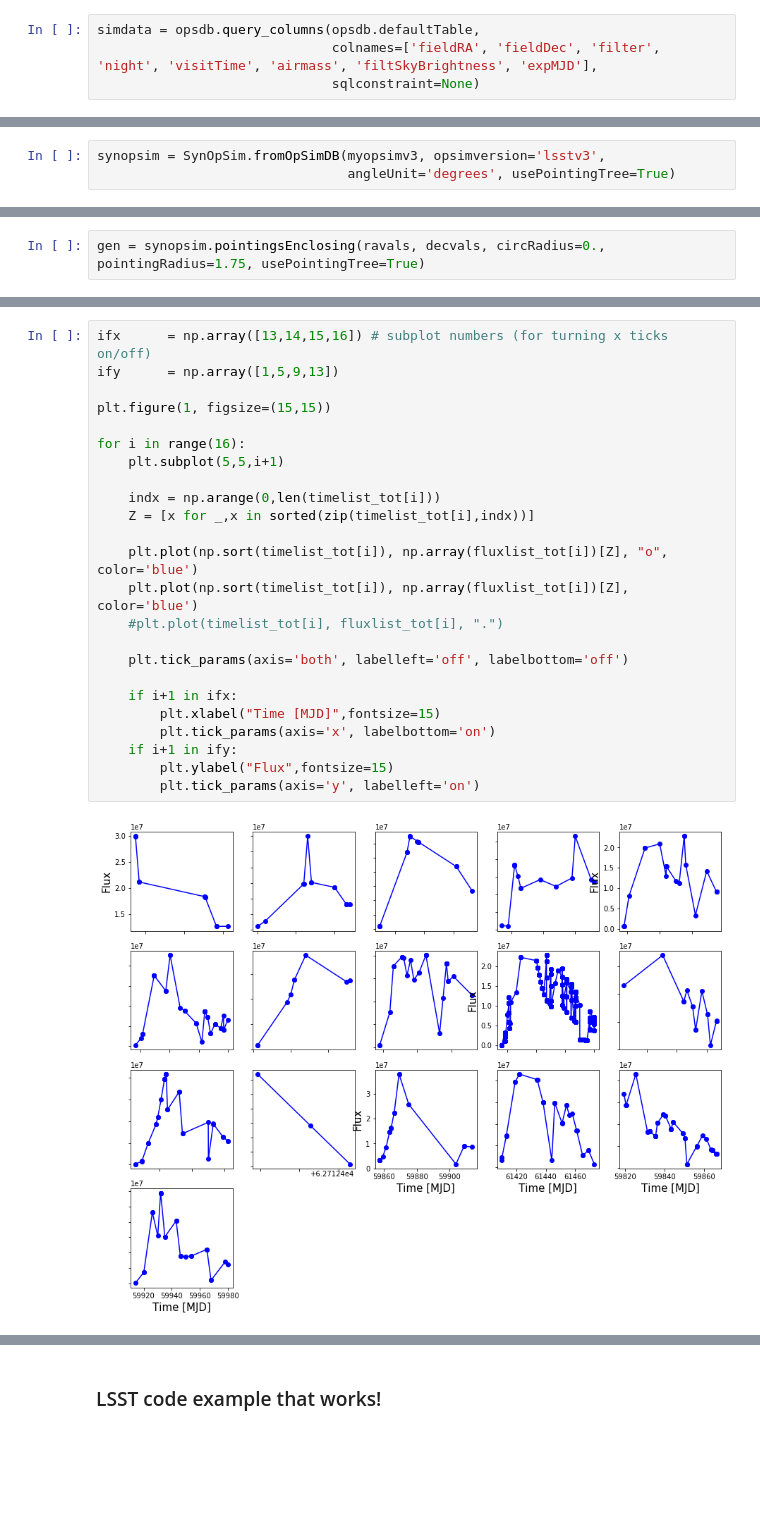
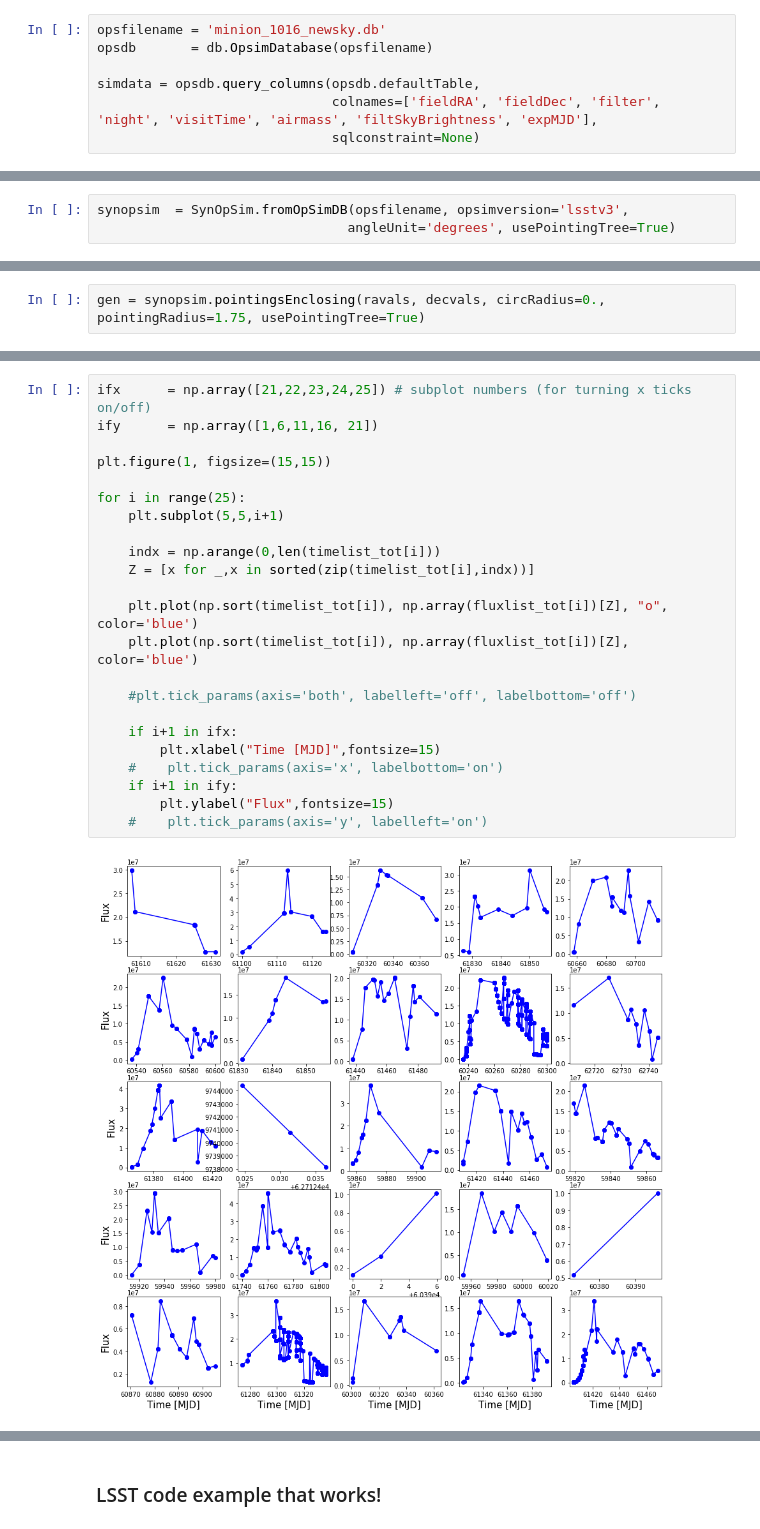
Before and after one commit to Andromedanita/vpec_sn_hack, a Jupyter notebook: Notebooks/Choosing_OpSim_rows.ipynb, the cells around one changed output, grey strips where cells are left out. Drawn from its saved outputs; the diff is of its cells as text; blank space fills up the shorter version.

```diff
--- a/Notebooks/Choosing_OpSim_rows.ipynb
+++ b/Notebooks/Choosing_OpSim_rows.ipynb
@@ -16,4 +16,7 @@ opsdb = db.OpsimDatabase('minion_1016_newsky.db')
 # %%
+opsfilename = 'minion_1016_newsky.db'
+opsdb       = db.OpsimDatabase(opsfilename)
+
 simdata = opsdb.query_columns(opsdb.defaultTable,
                               colnames=['fieldRA', 'fieldDec', 'filter', 'night', 'visitTime', 'airmass', 'filtSkyBrightness', 'expMJD'],
                               sqlconstraint=None)
@@ -92,5 +103,5 @@ myopsimv3 = 'minion_1016_newsky.db'
 # %%
-synopsim = SynOpSim.fromOpSimDB(myopsimv3, opsimversion='lsstv3',
+synopsim  = SynOpSim.fromOpSimDB(opsfilename, opsimversion='lsstv3',
                                 angleUnit='degrees', usePointingTree=True)
 # %% [output]
  reading from database sqlite:///minion_1016_newsky.db
@@ -198,26 +213,25 @@ for SN_id, val in enumerate(mlist[:50]):
 # %%
-ifx      = np.array([13,14,15,16]) # subplot numbers (for turning x ticks on/off)
-ify      = np.array([1,5,9,13])
+ifx      = np.array([21,22,23,24,25]) # subplot numbers (for turning x ticks on/off)
+ify      = np.array([1,6,11,16, 21])
 
 plt.figure(1, figsize=(15,15))
 
-for i in range(16):
+for i in range(25):
     plt.subplot(5,5,i+1)
 
     indx = np.arange(0,len(timelist_tot[i]))
     Z = [x for _,x in sorted(zip(timelist_tot[i],indx))]
 
     plt.plot(np.sort(timelist_tot[i]), np.array(fluxlist_tot[i])[Z], "o", color='blue')
     plt.plot(np.sort(timelist_tot[i]), np.array(fluxlist_tot[i])[Z], color='blue')
-    #plt.plot(timelist_tot[i], fluxlist_tot[i], ".")
 
-    plt.tick_params(axis='both', labelleft='off', labelbottom='off')
+    #plt.tick_params(axis='both', labelleft='off', labelbottom='off')
 
     if i+1 in ifx:
         plt.xlabel("Time [MJD]",fontsize=15)
-        plt.tick_params(axis='x', labelbottom='on')
+    #    plt.tick_params(axis='x', labelbottom='on')
     if i+1 in ify:
         plt.ylabel("Flux",fontsize=15)
-        plt.tick_params(axis='y', labelleft='on')
+    #    plt.tick_params(axis='y', labelleft='on')
 # %% [output]
-[figure, old version]
+[figure, new version]
```
Also changed, not shown: parts of 37 cells of this notebook.
